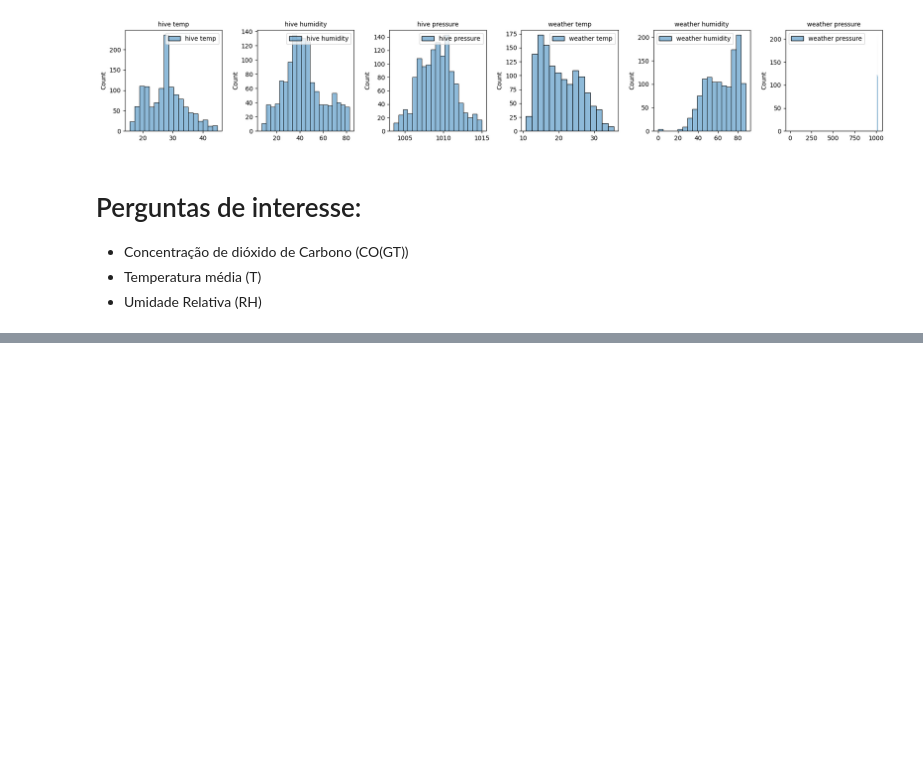
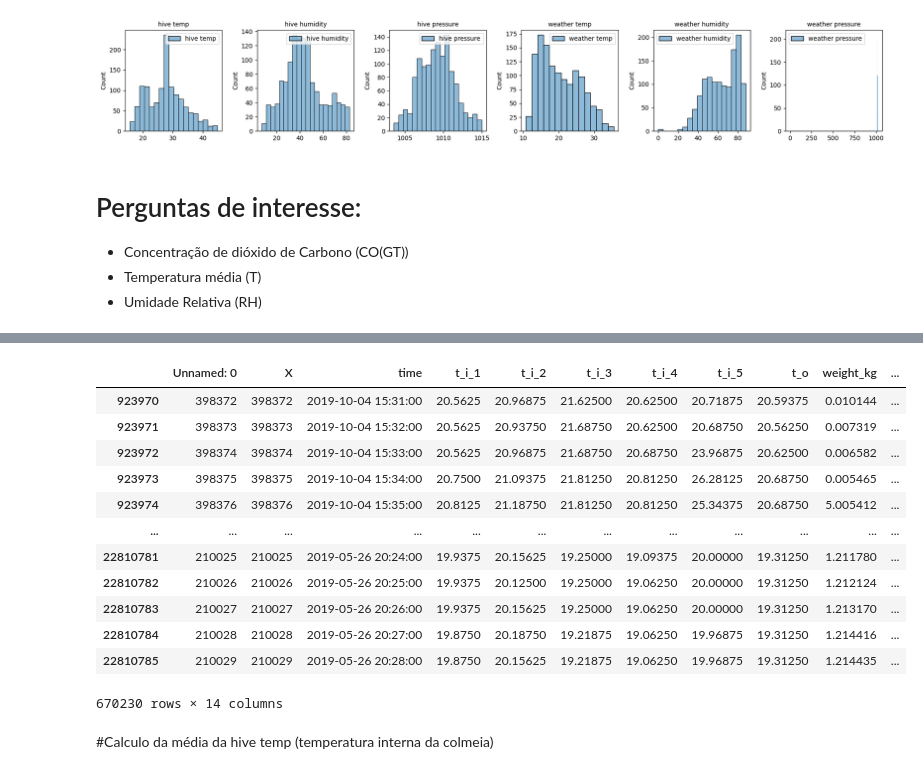
Before and after one commit to matheusbuenowb/Data-Mining-Bee-Colony, a Jupyter notebook: AnaliseExploratória.ipynb, the cells around one changed output, grey strips where cells are left out. Saved outputs shown, nothing was run; the diff lists cells and outputs as text; code cells hidden in the pictures; blank space fills up the shorter version.

Commit message:
Junção do código de pré-processamento e limpeza dos dados de treino e teste em um único notebook.

```diff
--- a/AnaliseExploratória.ipynb
+++ b/AnaliseExploratória.ipynb
@@ -236,3 +259,2 @@ df.to_csv("/content/all_data_updated_att.csv", index=False)
 # %%
-df = pd.read_csv('AirQualityUCI_preprocessed.csv')
-df
+df = pd.read_csv("/content/arquivo_final.csv")
@@ -352,0 +301,2 @@ df.groupby('month')['RH'].agg(['min','max','mean','std'])
+# %%
+df_limpo = df.dropna() #dropa dados falantes
@@ -352,0 +323,16 @@ df.groupby('month')['RH'].agg(['min','max','mean','std'])
+# %%
+df_limpo
+# %% [output]
+|  | Unnamed: 0 | X | time | t_i_1 | t_i_2 | t_i_3 | t_i_4 | t_i_5 | t_o | weight_kg | ... |
+| 923970 | 398372 | 398372 | 2019-10-04 15:31:00 | 20.5625 | 20.96875 | 21.62500 | 20.62500 | 20.71875 | 20.59375 | 0.010144 | ... |
+| 923971 | 398373 | 398373 | 2019-10-04 15:32:00 | 20.5625 | 20.93750 | 21.68750 | 20.62500 | 20.68750 | 20.56250 | 0.007319 | ... |
+| 923972 | 398374 | 398374 | 2019-10-04 15:33:00 | 20.5625 | 20.96875 | 21.68750 | 20.68750 | 23.96875 | 20.62500 | 0.006582 | ... |
+| 923973 | 398375 | 398375 | 2019-10-04 15:34:00 | 20.7500 | 21.09375 | 21.81250 | 20.81250 | 26.28125 | 20.68750 | 0.005465 | ... |
+| 923974 | 398376 | 398376 | 2019-10-04 15:35:00 | 20.8125 | 21.18750 | 21.81250 | 20.81250 | 25.34375 | 20.68750 | 5.005412 | ... |
+| ... | ... | ... | ... | ... | ... | ... | ... | ... | ... | ... | ... |
+| 22810781 | 210025 | 210025 | 2019-05-26 20:24:00 | 19.9375 | 20.15625 | 19.25000 | 19.09375 | 20.00000 | 19.31250 | 1.211780 | ... |
+| 22810782 | 210026 | 210026 | 2019-05-26 20:25:00 | 19.9375 | 20.12500 | 19.25000 | 19.06250 | 20.00000 | 19.31250 | 1.212124 | ... |
+| 22810783 | 210027 | 210027 | 2019-05-26 20:26:00 | 19.9375 | 20.15625 | 19.25000 | 19.06250 | 20.00000 | 19.31250 | 1.213170 | ... |
+| 22810784 | 210028 | 210028 | 2019-05-26 20:27:00 | 19.8750 | 20.18750 | 19.21875 | 19.06250 | 19.96875 | 19.31250 | 1.214416 | ... |
+| 22810785 | 210029 | 210029 | 2019-05-26 20:28:00 | 19.8750 | 20.15625 | 19.21875 | 19.06250 | 19.96875 | 19.31250 | 1.214435 | ... |
+670230 rows × 14 columns
@@ -352,0 +341,2 @@ df.groupby('month')['RH'].agg(['min','max','mean','std'])
+# %% [markdown]
+#Calculo da média da hive temp (temperatura interna da colmeia)
```
Also changed, not shown: parts of 25 cells of this notebook.
